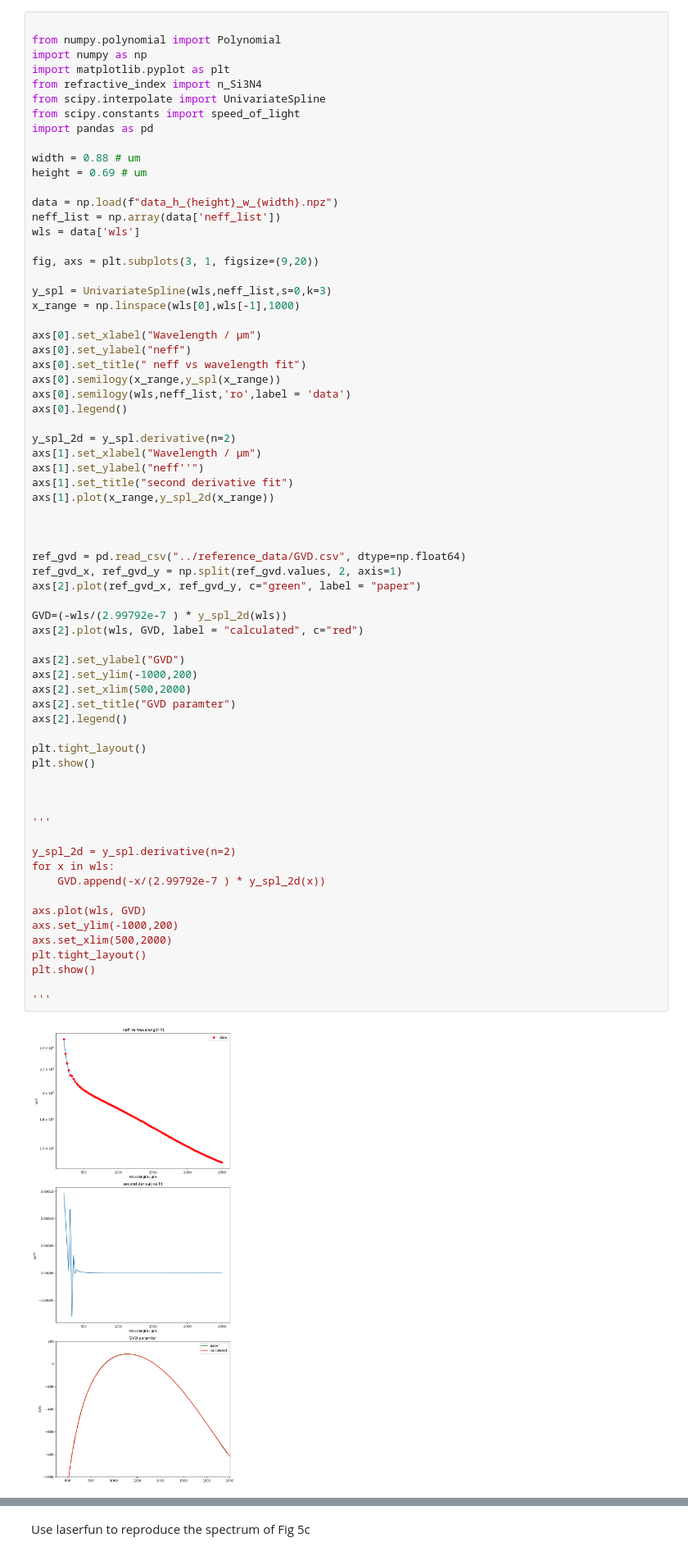
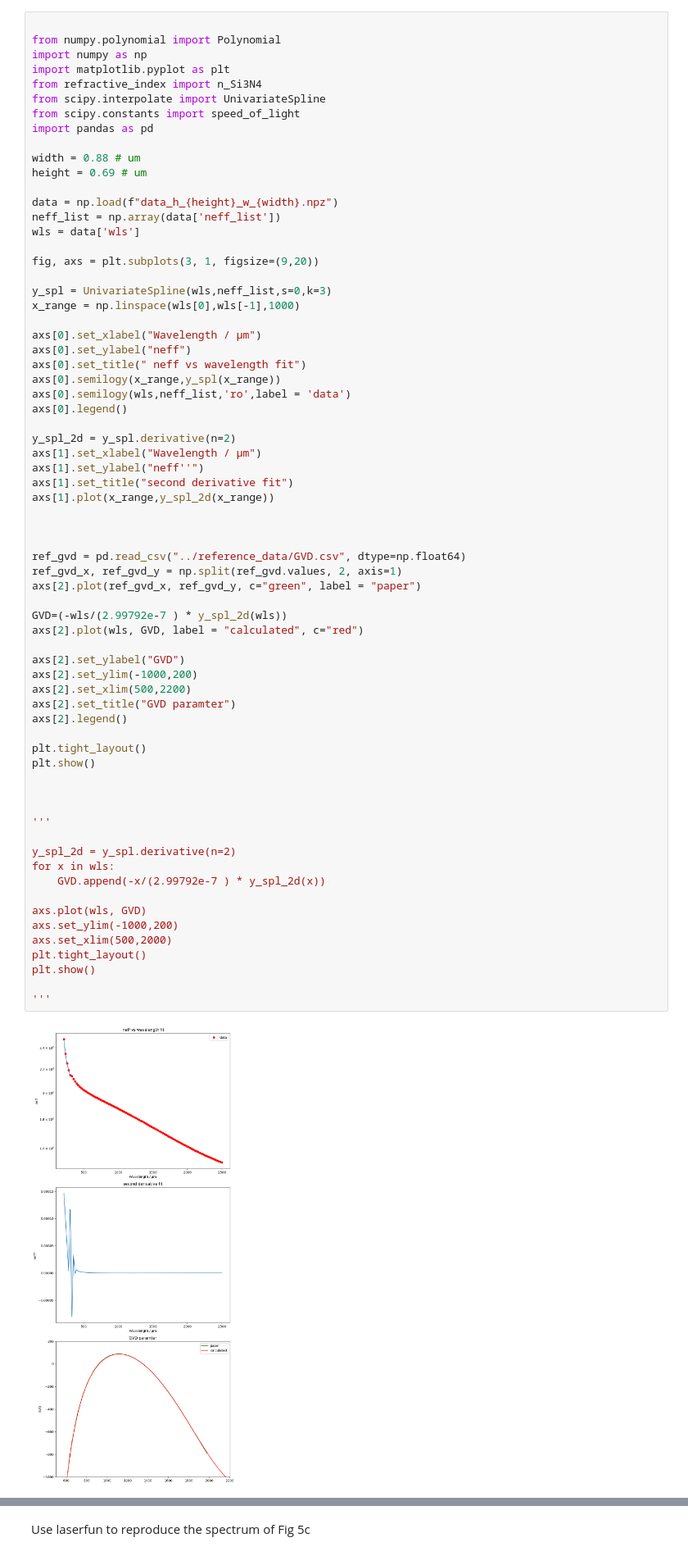
Before and after one commit to elizaleung830/SC-generation-stimulation, a Jupyter notebook: SCG_Stimulation/Benchmark/SCG stimulation/A_Klenner_et_al/code/Fig5c.ipynb, the cells around one changed output, grey strips where cells are left out. Shown at 82% size. Drawn from its saved outputs; the diff is of its cells as text.

```diff
--- a/SCG_Stimulation/Benchmark/SCG stimulation/A_Klenner_et_al/code/Fig3a.ipynb
+++ b/SCG_Stimulation/Benchmark/SCG stimulation/A_Klenner_et_al/code/Fig5c.ipynb
@@ -129,35 +132,35 @@ ref_gvd = pd.read_csv("../reference_data/GVD.csv", dtype=np.float64)
 ref_gvd_x, ref_gvd_y = np.split(ref_gvd.values, 2, axis=1)
 axs[2].plot(ref_gvd_x, ref_gvd_y, c="green", label = "paper")
 
 GVD=(-wls/(2.99792e-7 ) * y_spl_2d(wls))
 axs[2].plot(wls, GVD, label = "calculated", c="red")
 
 axs[2].set_ylabel("GVD")
 axs[2].set_ylim(-1000,200)
-axs[2].set_xlim(500,2000)
+axs[2].set_xlim(500,2200)
 axs[2].set_title("GVD paramter")
 axs[2].legend()
 
 plt.tight_layout()
 plt.show()
 
 
 
 '''
 
 y_spl_2d = y_spl.derivative(n=2)
 for x in wls:
     GVD.append(-x/(2.99792e-7 ) * y_spl_2d(x))
 
 axs.plot(wls, GVD)
 axs.set_ylim(-1000,200)
 axs.set_xlim(500,2000)
 plt.tight_layout()
 plt.show()
 
 '''
 # %% [output]
-[figure, old version]
+[figure, new version]
 '\n\ny_spl_2d = y_spl.derivative(n=2)\nfor x in wls:\n    GVD.append(-x/(2.99792e-7 ) * y_spl_2d(x))\n\naxs.plot(wls, GVD)\naxs.set_ylim(-1000,200)\naxs.set_xlim(500,2000)\nplt.tight_layout()\nplt.sho ...
 # %% [markdown]
 Use laserfun to reproduce the spectrum of Fig 5c
```
Also changed, not shown: parts of 3 cells of this notebook, 7 other files.
